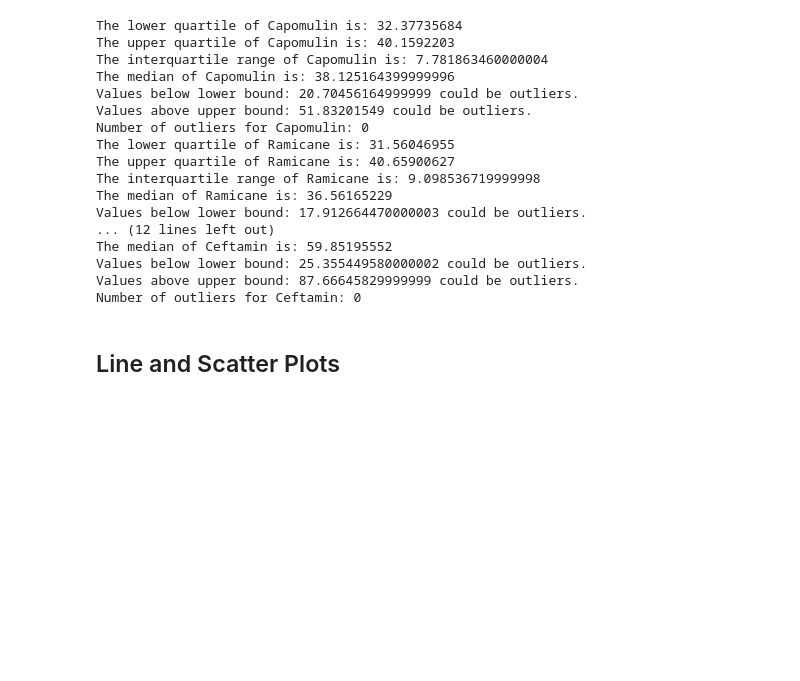
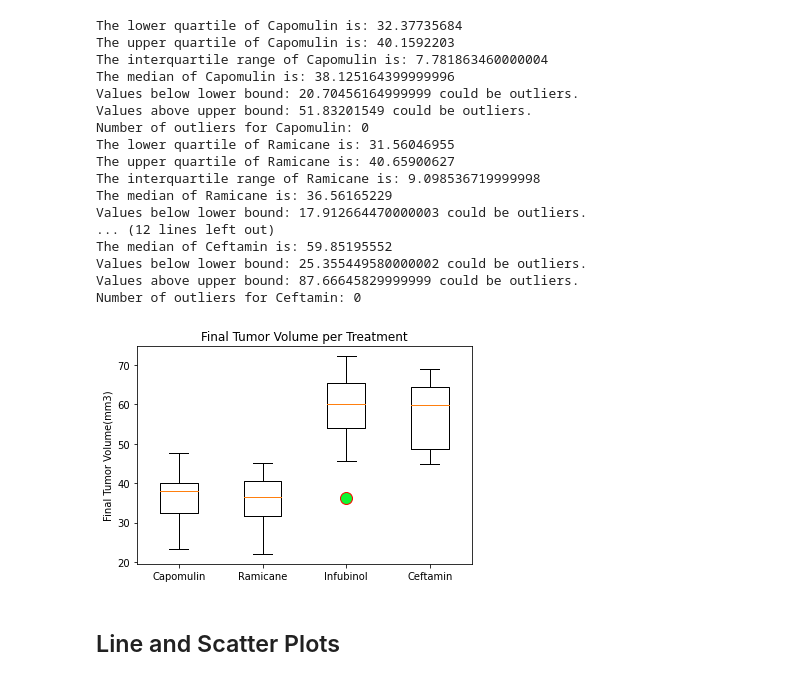
Before and after one commit to mtamrakar656/pymaceuticals, a Jupyter notebook: pymaceuticals.ipynb, the cells around one changed output. Saved outputs shown, nothing was run; the diff lists cells and outputs as text; code cells hidden in the pictures; blank space fills up the shorter version.

```diff
--- a/pymaceuticals.ipynb
+++ b/pymaceuticals.ipynb
@@ -291,2 +290,20 @@ Number of outliers for Ceftamin: 0
+# %%
+# Generate a box plot of the final tumor volume of each mouse across four regimens of interest
+
+# Set color of marker edge
+flierprops = dict(marker = 'o', markerfacecolor = '#0ff531', markersize = 12, linestyle = 'none', markeredgecolor='red')
+
+# Generate the box plot
+plt.boxplot(tumor_vol, flierprops = flierprops)
+
+# Apply labels, title and xticks to the boxplot
+plt.ylabel('Final Tumor Volume(mm3)')
+plt.title('Final Tumor Volume per Treatment')
+plt.xticks([1, 2, 3, 4], ['Capomulin', 'Ramicane', 'Infubinol', 'Ceftamin'])
+
+# Display the boxplot
+plt.show()
+# %% [output]
+[figure, added]
 # %% [markdown]
 ## Line and Scatter Plots
```
Also changed, not shown: parts of 4 cells of this notebook.
